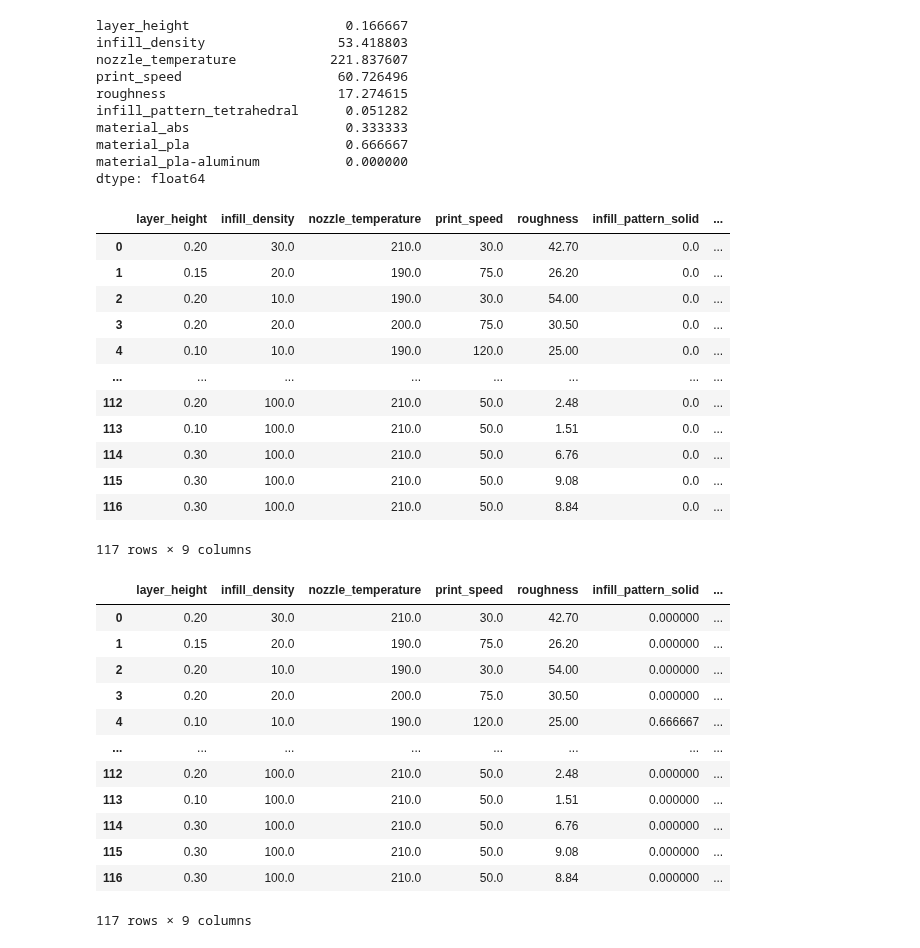
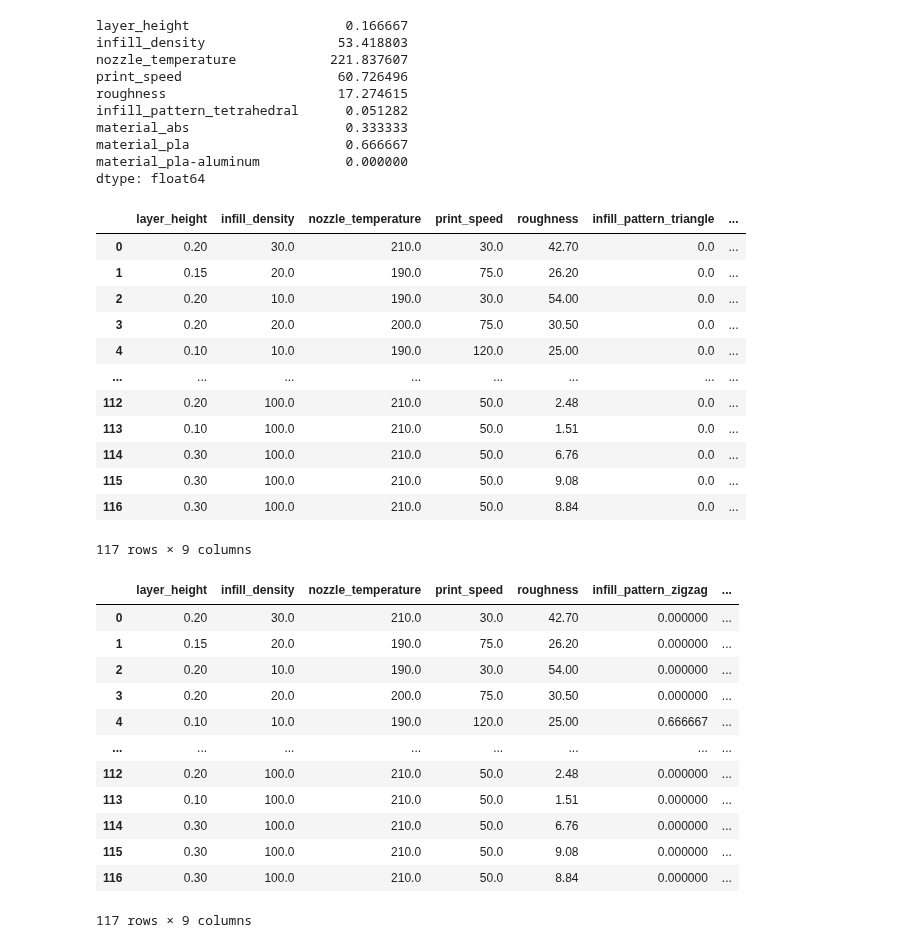
Before and after one commit to hanzlayyy/FYDP, a Jupyter notebook: FYDP_Notebook_V1_0.ipynb, the cells around one changed output. Drawn from its saved outputs; the diff is of its cells as text; code cells hidden in the pictures.

```diff
--- a/FYDP_Notebook_V1_0.ipynb
+++ b/FYDP_Notebook_V1_0.ipynb
@@ -558,17 +575,17 @@ dtype: float64
 # %%
 zero_miss_Winfill_pattern_triangle = zero_missing_1H.drop(columns = [ 'infill_pattern_grid','infill_pattern_concentric', 'infill_pattern_honeycomb',
        'infill_pattern_line', 'infill_pattern_rectilinear','infill_pattern_tetrahedral', 'infill_pattern_solid',
        'infill_pattern_zigzag'])
 Tr = S.drop(columns='infill_pattern_solid')
 Tr['infill_pattern_triangle'] = np.NaN
 Tr = E.reindex(columns=list(zero_miss_Winfill_pattern_triangle.columns))
 knn_8 = KNNImputer(n_neighbors = 3)
 Tr_2 = knn_8.fit_transform(zero_miss_Winfill_pattern_triangle)
 Tr_2 = pd.DataFrame(knn_8.transform(Tr))
-Tr_2.columns = zero_miss_Winfill_pattern_solid.columns
+Tr_2.columns = zero_miss_Winfill_pattern_triangle.columns
 Tr_2
 # %% [output]
-|  | layer_height | infill_density | nozzle_temperature | print_speed | roughness | infill_pattern_solid | ... |
+|  | layer_height | infill_density | nozzle_temperature | print_speed | roughness | infill_pattern_triangle | ... |
 | 0 | 0.20 | 30.0 | 210.0 | 30.0 | 42.70 | 0.0 | ... |
 | 1 | 0.15 | 20.0 | 190.0 | 75.0 | 26.20 | 0.0 | ... |
 | 2 | 0.20 | 10.0 | 190.0 | 30.0 | 54.00 | 0.0 | ... |
@@ -591,10 +608,10 @@ Z = E.reindex(columns=list(zero_miss_Winfill_pattern_zigzag.columns))
 knn_9 = KNNImputer(n_neighbors = 3)
 Z_2 = knn_9.fit_transform(zero_miss_Winfill_pattern_zigzag)
 Z_2 = pd.DataFrame(knn_9.transform(Z))
-Z_2.columns = zero_miss_Winfill_pattern_solid.columns
+Z_2.columns = zero_miss_Winfill_pattern_zigzag.columns
 Z_2
 # %% [output]
-|  | layer_height | infill_density | nozzle_temperature | print_speed | roughness | infill_pattern_solid | ... |
+|  | layer_height | infill_density | nozzle_temperature | print_speed | roughness | infill_pattern_zigzag | ... |
 | 0 | 0.20 | 30.0 | 210.0 | 30.0 | 42.70 | 0.000000 | ... |
 | 1 | 0.15 | 20.0 | 190.0 | 75.0 | 26.20 | 0.000000 | ... |
 | 2 | 0.20 | 10.0 | 190.0 | 30.0 | 54.00 | 0.000000 | ... |
```
Also changed, not shown: parts of 3 cells of this notebook.
